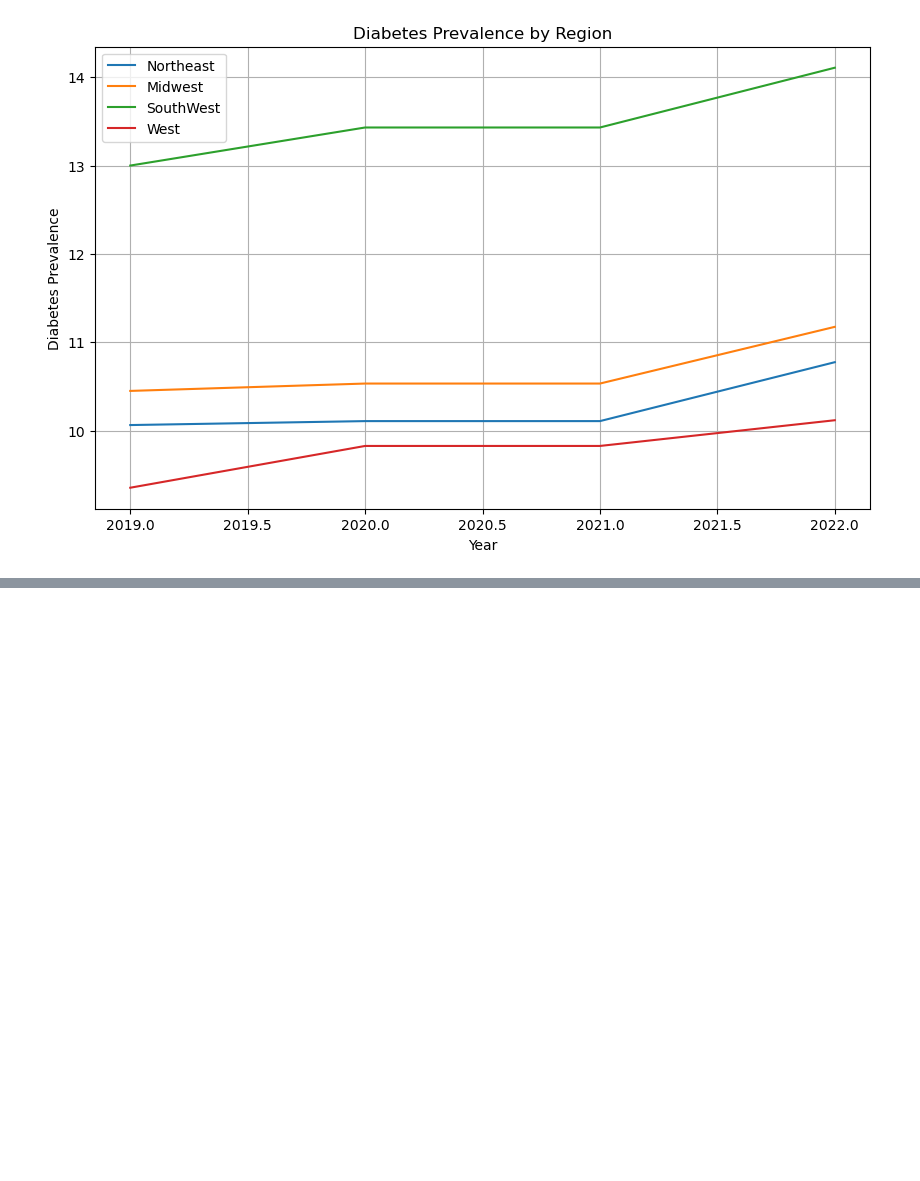
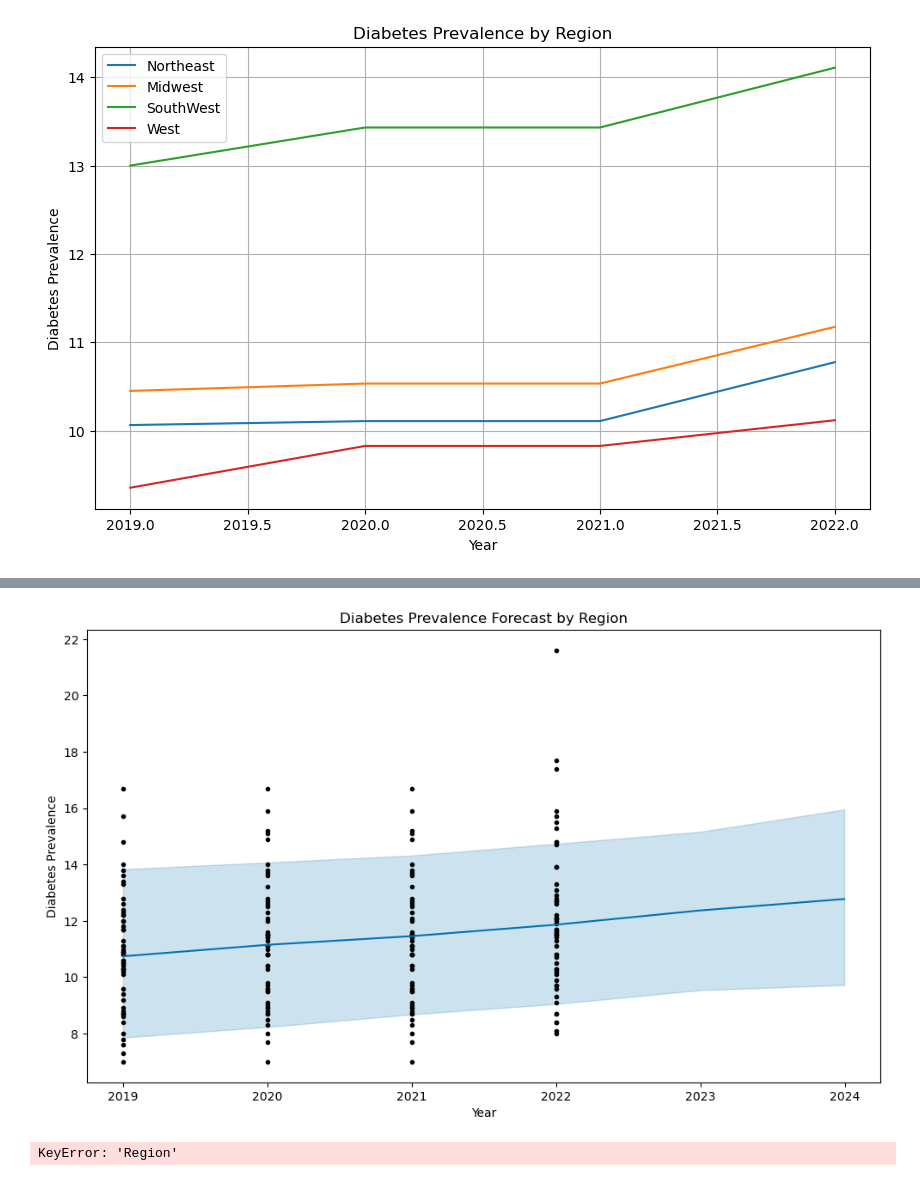
Before and after one commit to jjmccarty/project1_diabetes_outcomes, a Jupyter notebook: data.ipynb, the cells around one changed output, grey strips where cells are left out. Drawn from its saved outputs; the diff is of its cells as text; code cells hidden in the pictures; blank space fills up the shorter version.

Commit message:
Prophet

```diff
--- a/data.ipynb
+++ b/data.ipynb
@@ -139,0 +138,13 @@ plt.show()
+# %%
+#Forcast the next 2 years
+#Northeast
+#Midwest
+#Southwest
+#West
+df_prophet = df[['YearEnd', 'DataValue']].rename(columns={'YearEnd': 'ds', 'DataValue': 'y'})
+#.set_index('ds')
+
+
+#Convert the year to datetime
+#df_prophet['ds'] = pd.to_datetime(df_prophet['ds']).dt.year
+df_prophet['ds'] = pd.to_datetime(df_prophet['ds'], format='%Y')
@@ -139,0 +167,6 @@ plt.show()
+# %%
+#Initializ the Prophet model
+m = Prophet()
+
+#Fit the model
+m.fit(df_prophet)
@@ -139,0 +177,6 @@ plt.show()
+# %%
+#Create a future dataframe
+future = m.make_future_dataframe(periods=2, freq='y')
+
+#Prdict future values
+forecast = m.predict(future)
@@ -139,0 +194,27 @@ plt.show()
+# %%
+#plot the forecast
+fig1 = m.plot(forecast)
+plt.title('Diabetes Prevalence Forecast by Region')
+plt.xlabel('Year')
+plt.ylabel('Diabetes Prevalence')
+plt.grid()
+plt.show()
+# %% [output]
+[figure, added]
+# %%
+regions = df['Region'].unique()
+
+for region in regions:
+    df_region = df_prophet[df_prophet['Region'] == region]
+    m = Prophet()
+    m.fit(df_region)
+    future = m.make_future_dataframe(periods=2, freq='y')
+    forecast = m.predict(future)
+    fig1 = m.plot(forecast)
+    plt.title(f'Diabetes Prevalence Forecast for {region}')
+    plt.xlabel('Year')
+    plt.ylabel('Diabetes Prevalence')
+    plt.grid()
+    plt.show()
+# %% [output]
+KeyError: 'Region'
```
Also changed, not shown: parts of 5 cells of this notebook.
